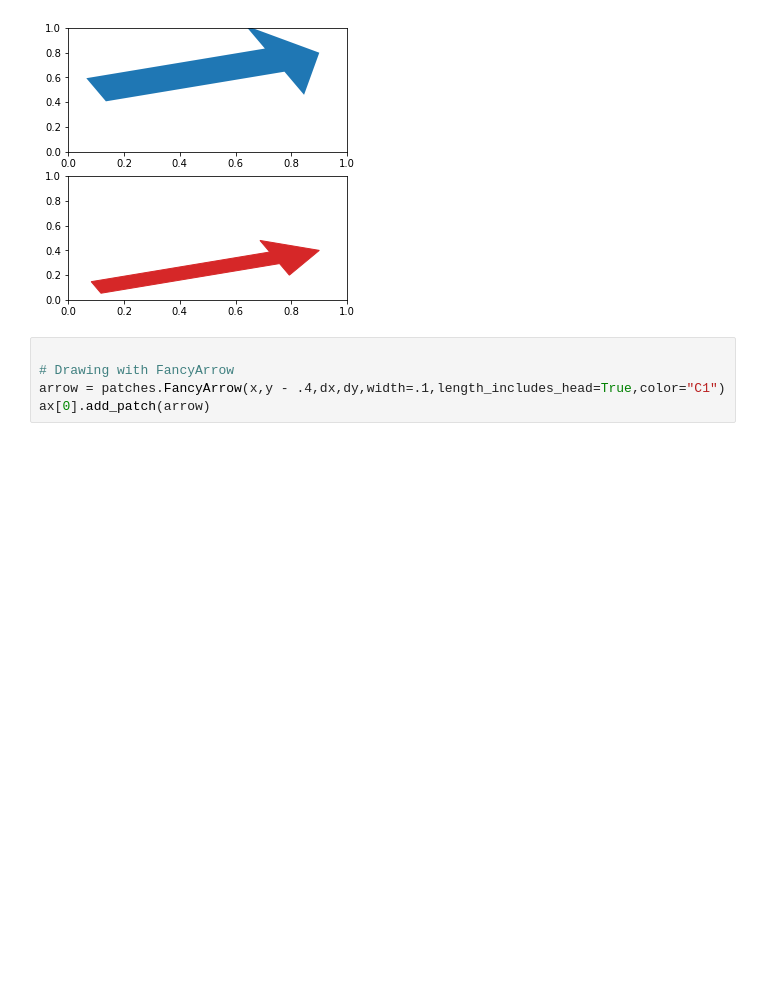
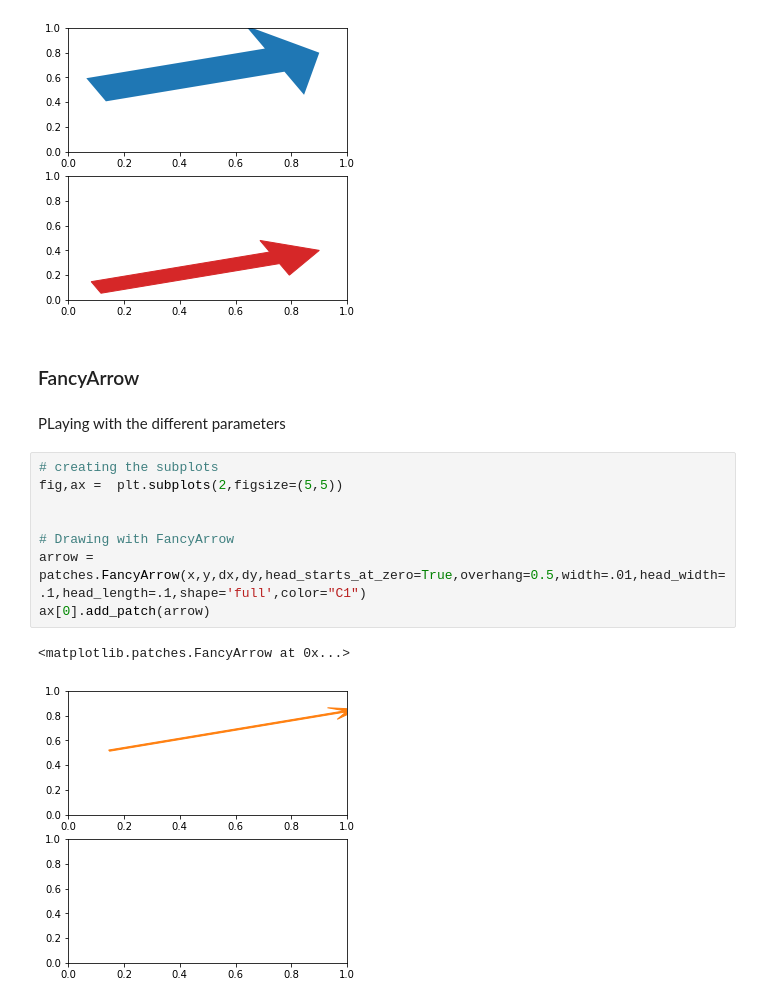
Before and after one commit to chikoungoun/Visualization, a Jupyter notebook: FancyArrow/Fancy Arrow pass network.ipynb, the cells around one changed output. Cells and saved outputs as stored; diff of their text form; blank space fills up the shorter version.

Commit message:
playing with the different FancyArrow parameters

```diff
--- a/FancyArrow/Fancy Arrow pass network.ipynb
+++ b/FancyArrow/Fancy Arrow pass network.ipynb
@@ -78,8 +78,18 @@ ax[1].add_patch(arrow)
 # %% [output]
 <matplotlib.patches.Arrow at 0x...>
 [figure]
+# %% [markdown]
+### FancyArrow
+# %% [markdown]
+PLaying with the different parameters
 # %%
+# creating the subplots
+fig,ax =  plt.subplots(2,figsize=(5,5))
+
 
 # Drawing with FancyArrow
-arrow = patches.FancyArrow(x,y - .4,dx,dy,width=.1,length_includes_head=True,color="C1")
+arrow = patches.FancyArrow(x,y,dx,dy,head_starts_at_zero=True,overhang=0.5,width=.01,head_width=.1,head_length=.1,shape='full',color="C1")
 ax[0].add_patch(arrow)
+# %% [output]
+<matplotlib.patches.FancyArrow at 0x...>
+[figure, added]
```
